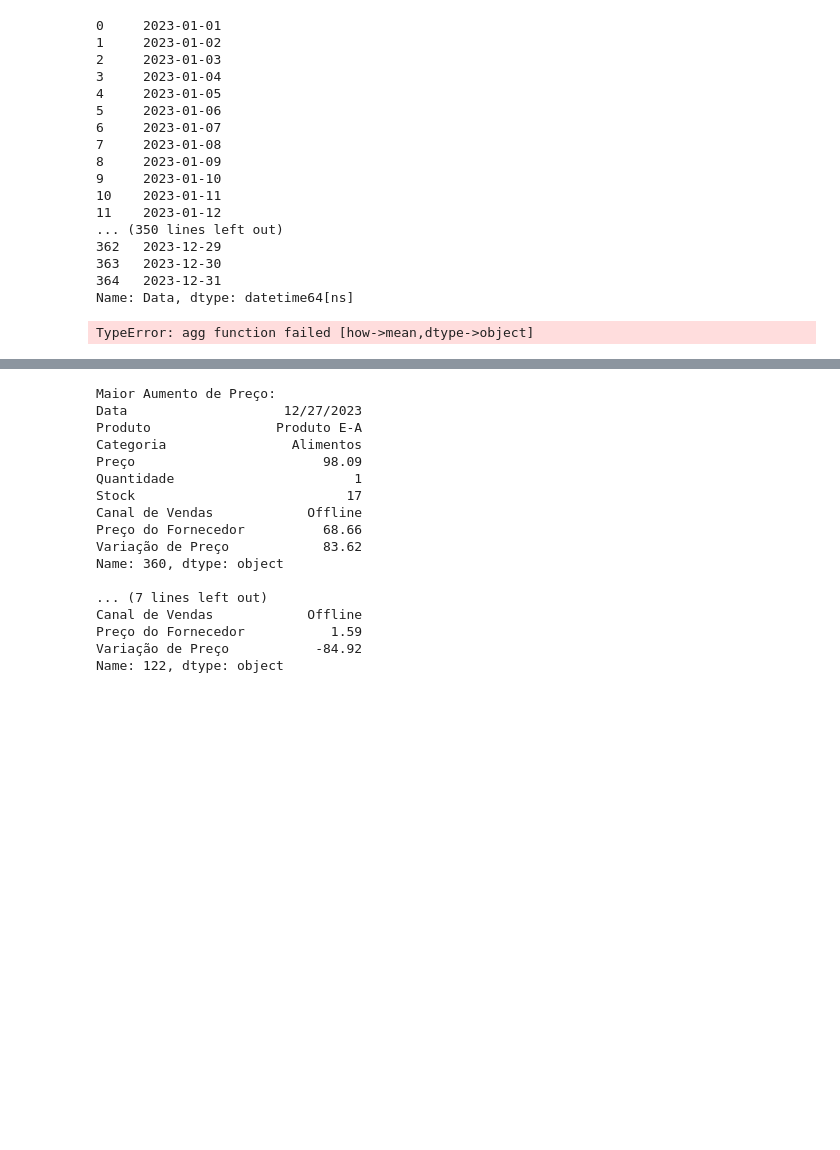
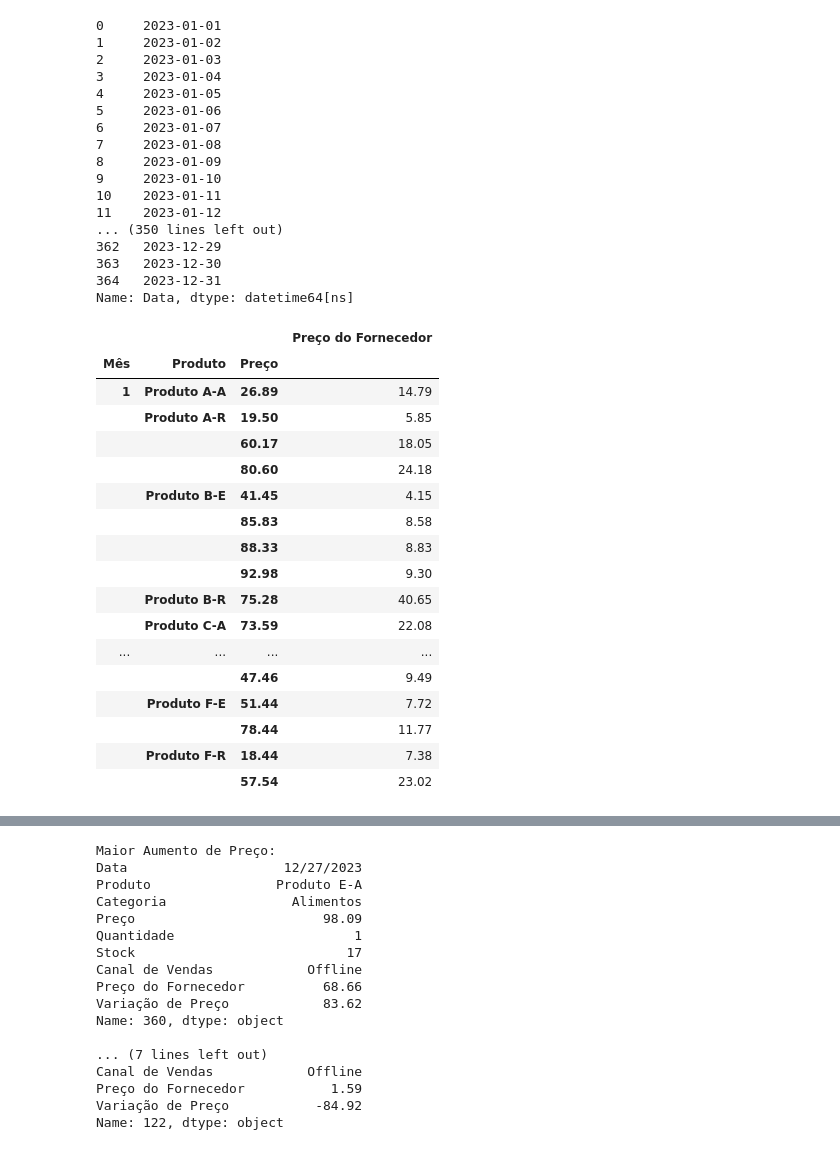
Before and after one commit to DiegoDeMorais1/DataScienceNuclio2024, a Jupyter notebook: M1 - Python/Entrega_Python.ipynb, the cells around one changed output, grey strips where cells are left out. Drawn from its saved outputs; the diff is of its cells as text; code cells hidden in the pictures; blank space fills up the shorter version.

```diff
--- a/M1 - Python/Entrega_Python.ipynb
+++ b/M1 - Python/Entrega_Python.ipynb
@@ -400,11 +400,29 @@ df.pop('Data')
 364   2023-12-31
 Name: Data, dtype: datetime64[ns]
 # %%
-pd.set_option('display.max_rows', None)
-media_precos_por_mes = df.groupby(by=["Mês", "Produto", "Preço"]).mean()
+# Agrupando e calculando a média apenas para colunas numéricas
+media_precos_por_mes = df.groupby(by=["Mês", "Produto", "Preço"]).mean(numeric_only=True)
+
 media_precos_por_mes
 # %% [output]
-TypeError: agg function failed [how->mean,dtype->object]
+|  |  |  | Preço do Fornecedor |
+| Mês | Produto | Preço |  |
+| 1 | Produto A-A | 26.89 | 14.79 |
+|  | Produto A-R | 19.50 | 5.85 |
+|  |  | 60.17 | 18.05 |
+|  |  | 80.60 | 24.18 |
+|  | Produto B-E | 41.45 | 4.15 |
+|  |  | 85.83 | 8.58 |
+|  |  | 88.33 | 8.83 |
+|  |  | 92.98 | 9.30 |
+|  | Produto B-R | 75.28 | 40.65 |
+|  | Produto C-A | 73.59 | 22.08 |
+| ... | ... | ... | ... |
+|  |  | 47.46 | 9.49 |
+|  | Produto F-E | 51.44 | 7.72 |
+|  |  | 78.44 | 11.77 |
+|  | Produto F-R | 18.44 | 7.38 |
+|  |  | 57.54 | 23.02 |
 # %%
 #b. Plote um gráfico de linha que mostre a média dos preços ao longo do tempo, com o eixo x representando os meses e o eixo y representando a média dos preços. (5pts)
 import numpy as np
```
Also changed, not shown: parts of 2 cells of this notebook, 2 other files.
